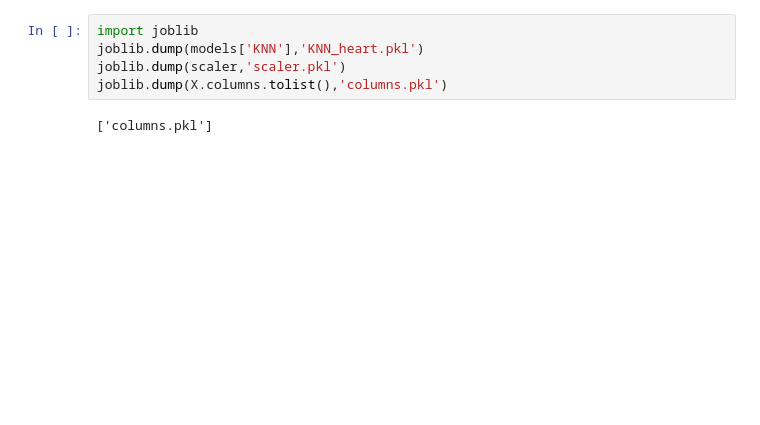
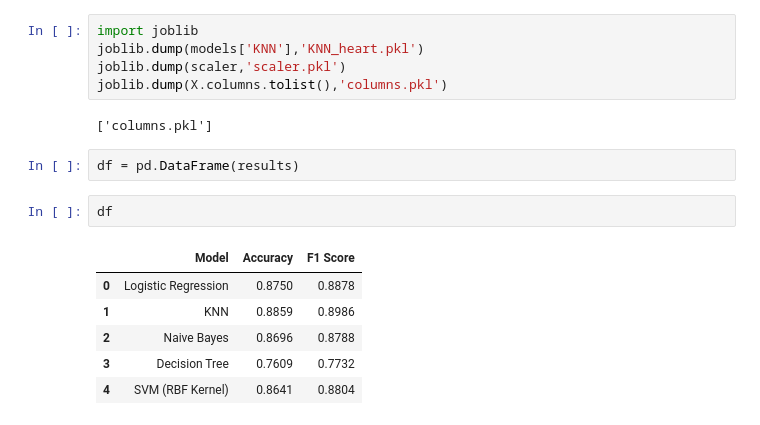
Before and after one commit to vallabhaneni2108/Heart_Disease_Prediction_ML_model, a Jupyter notebook: heart.ipynb, the cells around one changed output. Cells and saved outputs as stored; diff of their text form; blank space fills up the shorter version.

```diff
--- a/heart.ipynb
+++ b/heart.ipynb
@@ -378,3 +374,14 @@ joblib.dump(scaler,'scaler.pkl')
 joblib.dump(X.columns.tolist(),'columns.pkl')
 # %% [output]
 ['columns.pkl']
+# %%
+df = pd.DataFrame(results)
+# %%
+df
+# %% [output]
+|  | Model | Accuracy | F1 Score |
+| 0 | Logistic Regression | 0.8750 | 0.8878 |
+| 1 | KNN | 0.8859 | 0.8986 |
+| 2 | Naive Bayes | 0.8696 | 0.8788 |
+| 3 | Decision Tree | 0.7609 | 0.7732 |
+| 4 | SVM (RBF Kernel) | 0.8641 | 0.8804 |
```
Also changed, not shown: parts of 3 cells of this notebook, 1 other file.
